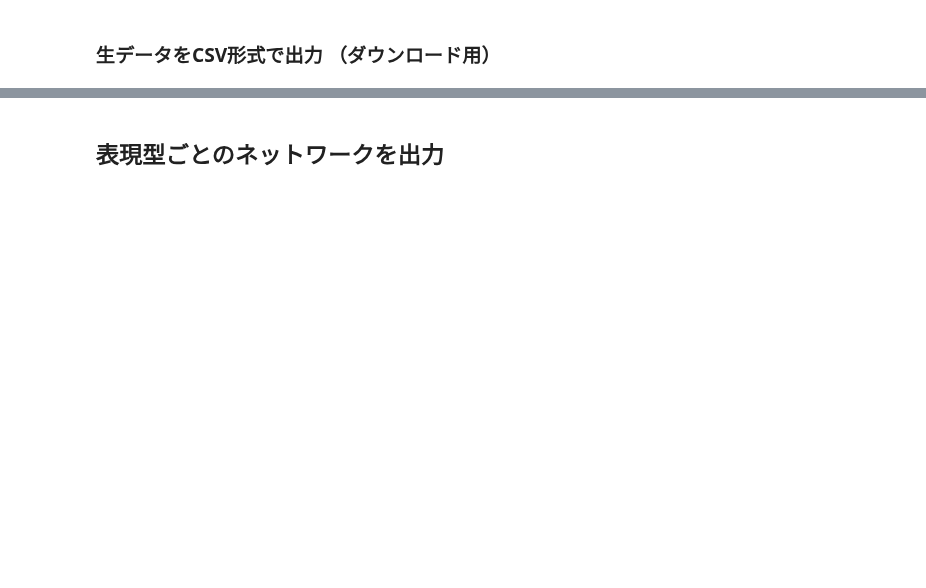
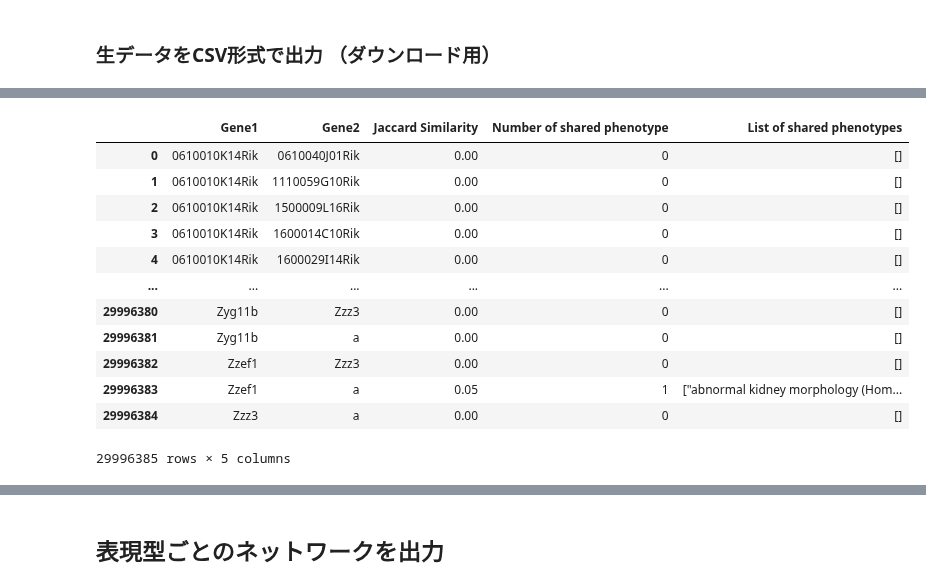
Before and after one commit to akikuno/TSUMUGI-dev, a Jupyter notebook: notebooks/notebools-web/150-seamless_deploy.ipynb, the cells around one changed output, grey strips where cells are left out. Cells and saved outputs as stored; diff of their text form; code cells hidden in the pictures; blank space fills up the shorter version.

```diff
--- a/notebooks/notebools-web/150-seamless_deploy.ipynb
+++ b/notebooks/notebools-web/150-seamless_deploy.ipynb
@@ -499,5 +509,23 @@ df_overlap
 | 29996384 | Zzz3 | a | 0.00 | 0 | [] |
 29996385 rows × 5 columns
+# %%
+df_overlap["List of shared phenotypes"] = df_overlap["List of shared phenotypes"].apply(json.dumps)
+df_overlap
+# 30 sec
+# %% [output]
+|  | Gene1 | Gene2 | Jaccard Similarity | Number of shared phenotype | List of shared phenotypes |
+| 0 | 0610010K14Rik | 0610040J01Rik | 0.00 | 0 | [] |
+| 1 | 0610010K14Rik | 1110059G10Rik | 0.00 | 0 | [] |
+| 2 | 0610010K14Rik | 1500009L16Rik | 0.00 | 0 | [] |
+| 3 | 0610010K14Rik | 1600014C10Rik | 0.00 | 0 | [] |
+| 4 | 0610010K14Rik | 1600029I14Rik | 0.00 | 0 | [] |
+| ... | ... | ... | ... | ... | ... |
+| 29996380 | Zyg11b | Zzz3 | 0.00 | 0 | [] |
+| 29996381 | Zyg11b | a | 0.00 | 0 | [] |
+| 29996382 | Zzef1 | Zzz3 | 0.00 | 0 | [] |
+| 29996383 | Zzef1 | a | 0.05 | 1 | ["abnormal kidney morphology (Hom... |
+| 29996384 | Zzz3 | a | 0.00 | 0 | [] |
+29996385 rows × 5 columns
 # %%
 df_overlap.to_csv("data/TSUMUGI_raw_data.csv.gz", index=False, compression="gzip", lineterminator='\n')
 # 3 min
```
Also changed, not shown: parts of 24 cells of this notebook.
